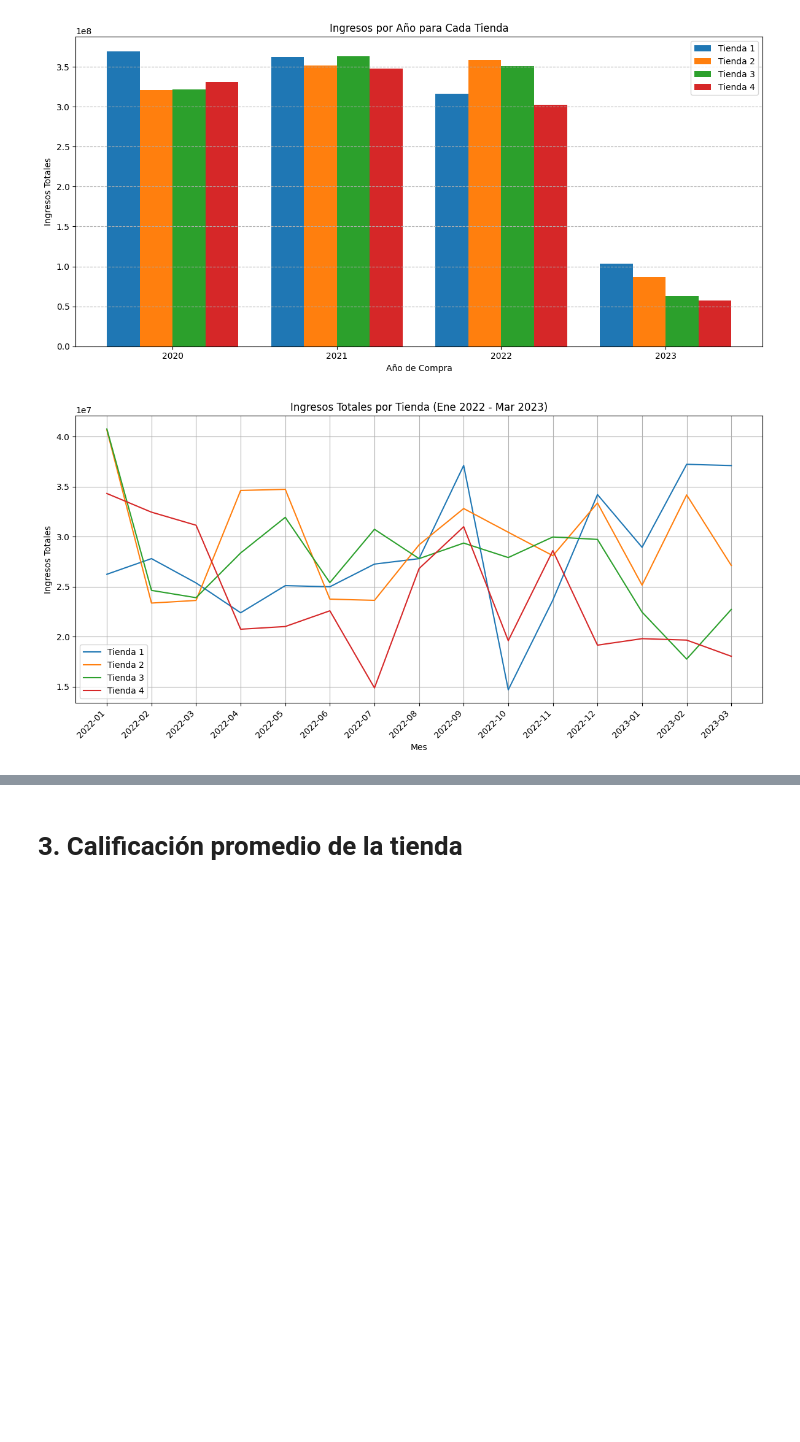
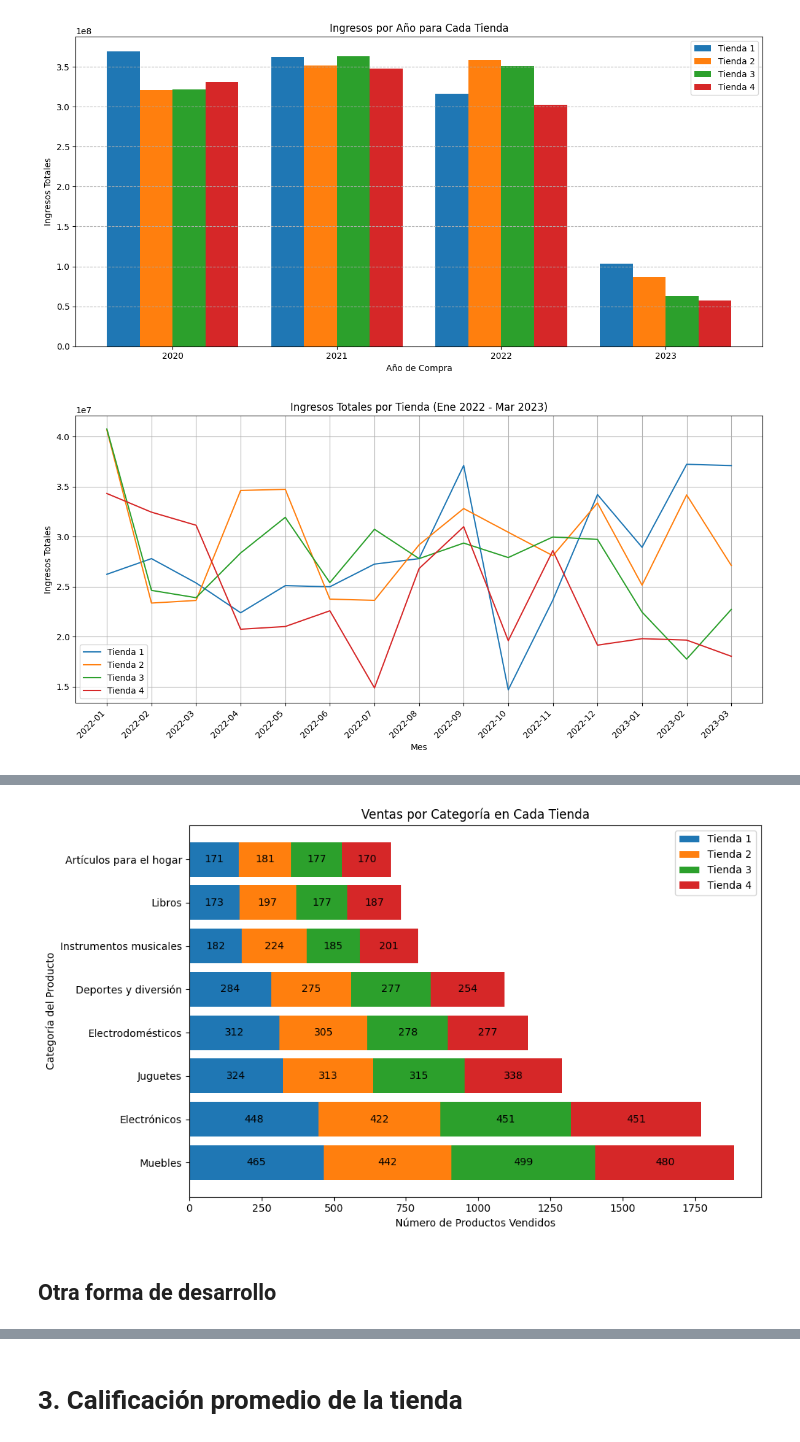
Before and after one commit to PakoAraya/alura-store, a Jupyter notebook: AluraStoreLatam.ipynb, the cells around one changed output, grey strips where cells are left out. Saved outputs shown, nothing was run; the diff lists cells and outputs as text; code cells hidden in the pictures; blank space fills up the shorter version.

Commit message:
Se evaluan las ventas por categorias en cada tienda

```diff
--- a/AluraStoreLatam.ipynb
+++ b/AluraStoreLatam.ipynb
@@ -235,0 +260,16 @@ plt.show()
+# %%
+# Calcular la cantidad de productos vendidos por categoría en cada tienda
+ventas_por_categoria_tienda1 = tienda1.groupby('Categoría del Producto')['Producto'].count().sort_values(ascending=False)
+ventas_por_categoria_tienda2 = tienda2.groupby('Categoría del Producto')['Producto'].count().sort_values(ascending=False)
+ventas_por_categoria_tienda3 = tienda3.groupby('Categoría del Producto')['Producto'].count().sort_values(ascending=False)
+ventas_por_categoria_tienda4 = tienda4.groupby('Categoría del Producto')['Producto'].count().sort_values(ascending=False)
+
+# Mostrar las categorías más populares de cada tienda
+print("Tienda 1 - Categorías más populares:")
+print(ventas_por_categoria_tienda1.head(5))  # Mostrar las 5 categorías más populares
+print("\nTienda 2 - Categorías más populares:")
+print(ventas_por_categoria_tienda2.head(5))
+print("\nTienda 3 - Categorías más populares:")
+print(ventas_por_categoria_tienda3.head(5))
+print("\nTienda 4 - Categorías más populares:")
+print(ventas_por_categoria_tienda4.head(5))
@@ -235,0 +294,51 @@ plt.show()
+# %%
+# Graficando los resultados.
+categorias = ventas_por_categoria_tienda1.index.tolist()
+tienda1_ventas = ventas_por_categoria_tienda1.values.tolist()
+tienda2_ventas = ventas_por_categoria_tienda2.values.tolist()
+tienda3_ventas = ventas_por_categoria_tienda3.values.tolist()
+tienda4_ventas = ventas_por_categoria_tienda4.values.tolist()
+
+
+# Ajustar el tamaño del gráfico
+plt.figure(figsize=(10, 6))
+
+# Crear el gráfico de barras apiladas horizontal
+width = 0.8  # Ancho de las barras
+bottom = [0] * len(categorias) #inicializacion de la barra inferior
+
+plt.barh(categorias, tienda1_ventas, height=width, label='Tienda 1')
+
+for i in range(len(categorias)):
+  bottom[i] = tienda1_ventas[i]
+  plt.text(tienda1_ventas[i] / 2, i, str(tienda1_ventas[i]), ha='center', va='center') #agrega labels para cada barra
+
+plt.barh(categorias, tienda2_ventas, left=bottom, height=width, label='Tienda 2')
+for i in range(len(categorias)):
+  bottom[i] = tienda1_ventas[i] + tienda2_ventas[i]
+  plt.text((tienda1_ventas[i] + tienda2_ventas[i] / 2), i, str(tienda2_ventas[i]), ha='center', va='center')
+
+plt.barh(categorias, tienda3_ventas, left=bottom, height=width, label='Tienda 3')
+for i in range(len(categorias)):
+  bottom[i] = tienda1_ventas[i] + tienda2_ventas[i] + tienda3_ventas[i]
+  plt.text((tienda1_ventas[i] + tienda2_ventas[i] + tienda3_ventas[i] / 2), i, str(tienda3_ventas[i]), ha='center', va='center')
+
+plt.barh(categorias, tienda4_ventas, left=bottom, height=width, label='Tienda 4')
+for i in range(len(categorias)):
+  plt.text((tienda1_ventas[i] + tienda2_ventas[i] + tienda3_ventas[i] + tienda4_ventas[i] / 2), i, str(tienda4_ventas[i]), ha='center', va='center')
+
+
+
+# Agregar etiquetas y título
+plt.xlabel('Número de Productos Vendidos')
+plt.ylabel('Categoría del Producto')
+plt.title('Ventas por Categoría en Cada Tienda')
+plt.legend()
+
+# Mostrar el gráfico
+plt.tight_layout()  # Ajusta el diseño para evitar superposiciones
+plt.show()
+# %% [output]
+[figure, added]
+# %% [markdown]
+## Otra forma de desarrollo
```
Also changed, not shown: parts of 6 cells of this notebook.
